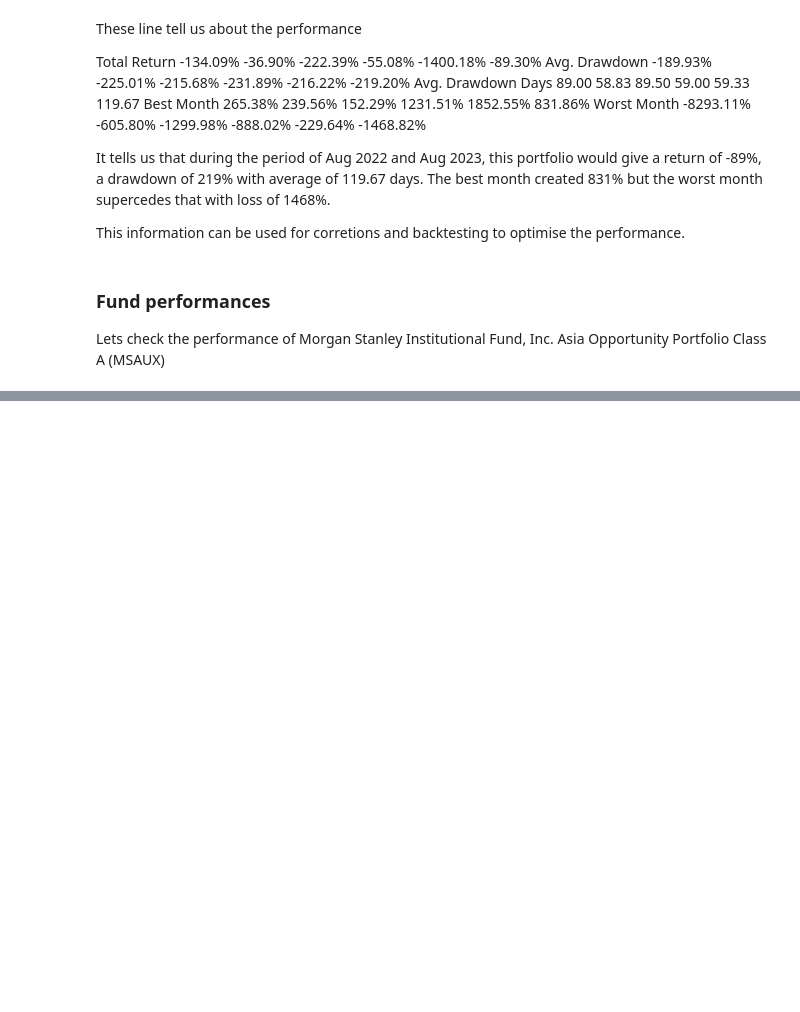
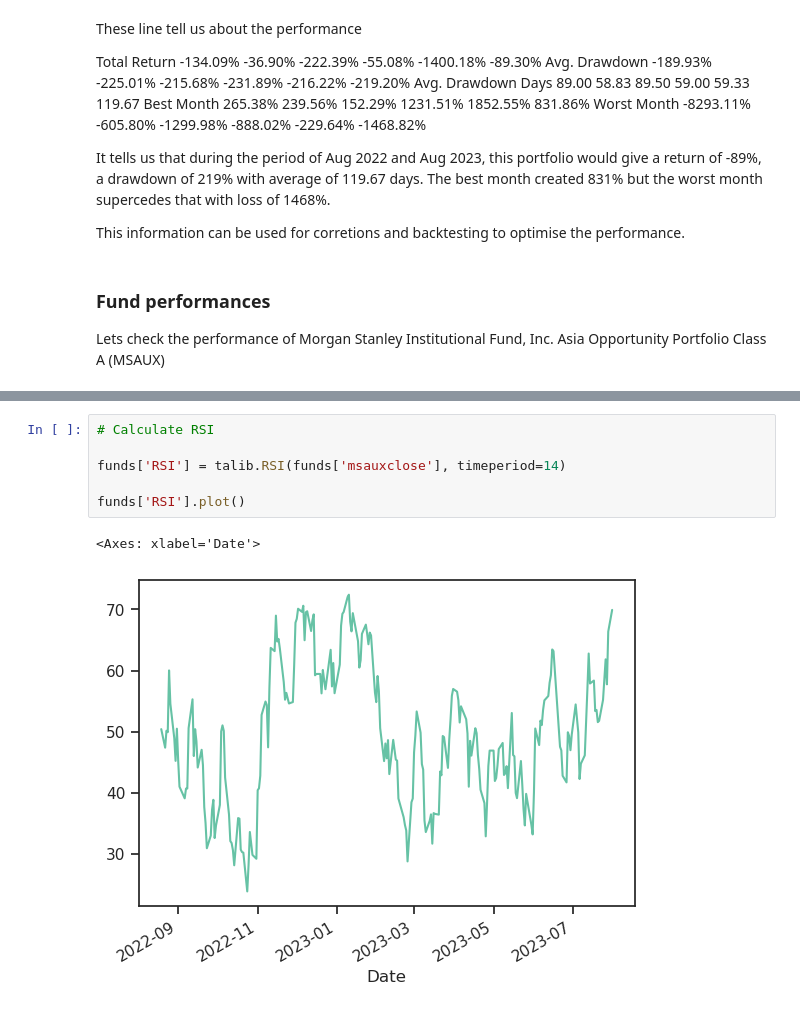
Before and after one commit to ansingh16/risk-management, a Jupyter notebook: VAR.ipynb, the cells around one changed output, grey strips where cells are left out. Cells and saved outputs as stored; diff of their text form; blank space fills up the shorter version.

```diff
--- a/VAR.ipynb
+++ b/VAR.ipynb
@@ -354,0 +358,9 @@ Level 1.0: The data does not follow a normal distribution.
+# %%
+# Calculate RSI
+
+funds['RSI'] = talib.RSI(funds['msauxclose'], timeperiod=14)
+
+funds['RSI'].plot()
+# %% [output]
+<Axes: xlabel='Date'>
+[figure, added]
```
Also changed, not shown: parts of 21 cells of this notebook.
